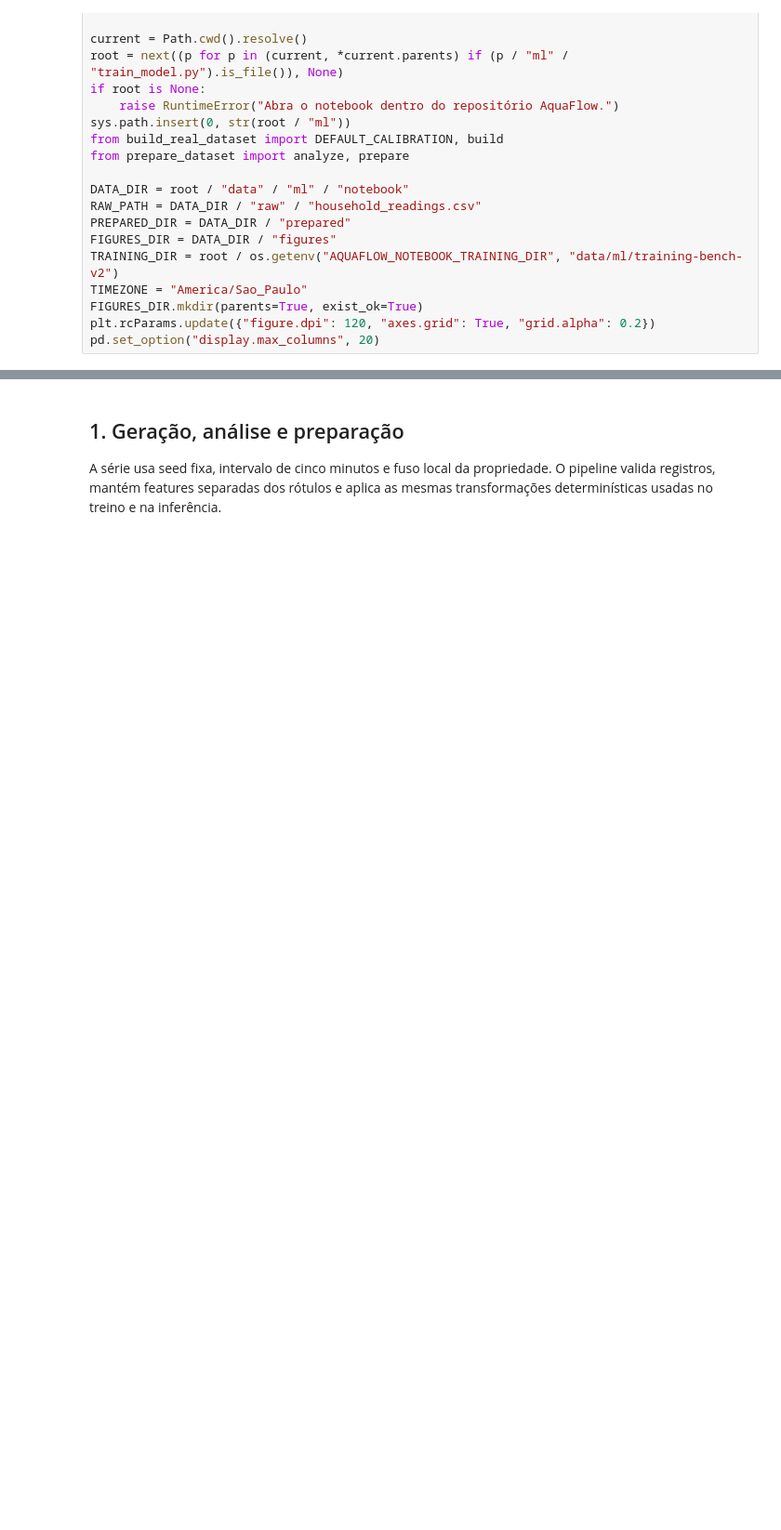
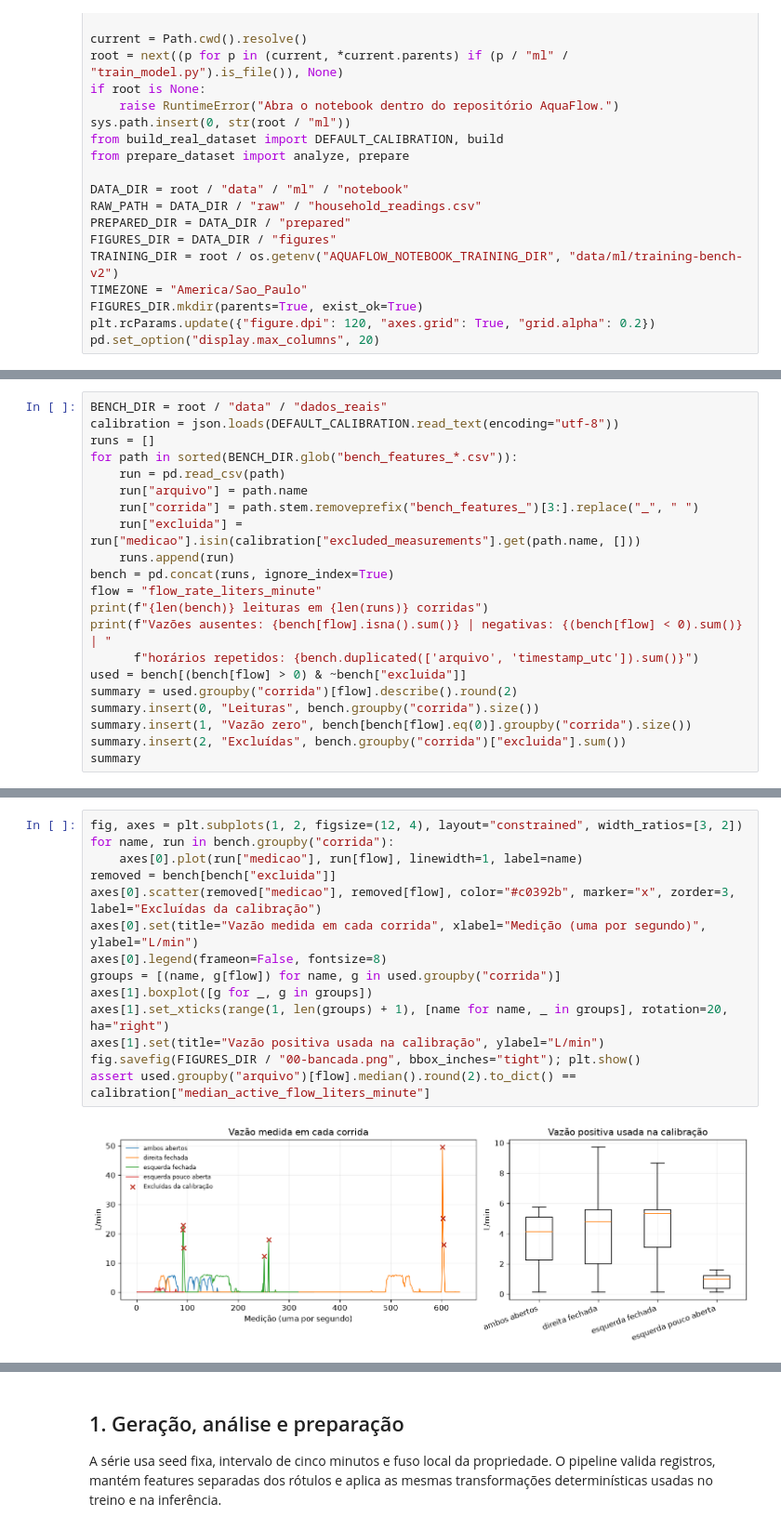
Before and after one commit to GuilhermeRangel1/aquaflow, a Jupyter notebook: ml/notebooks/01_ciclo_completo_de_ml_aquaflow.ipynb, the cells around one changed output, grey strips where cells are left out. Shown at 93% size. Drawn from its saved outputs; the diff is of its cells as text; blank space fills up the shorter version.

Commit message:
feat(ml): cobre bancada, ajuste e justificativas no notebook

```diff
--- a/ml/notebooks/01_ciclo_completo_de_ml_aquaflow.ipynb
+++ b/ml/notebooks/01_ciclo_completo_de_ml_aquaflow.ipynb
@@ -47,0 +53,21 @@ pd.set_option("display.max_columns", 20)
+# %%
+BENCH_DIR = root / "data" / "dados_reais"
+calibration = json.loads(DEFAULT_CALIBRATION.read_text(encoding="utf-8"))
+runs = []
+for path in sorted(BENCH_DIR.glob("bench_features_*.csv")):
+    run = pd.read_csv(path)
+    run["arquivo"] = path.name
+    run["corrida"] = path.stem.removeprefix("bench_features_")[3:].replace("_", " ")
+    run["excluida"] = run["medicao"].isin(calibration["excluded_measurements"].get(path.name, []))
+    runs.append(run)
+bench = pd.concat(runs, ignore_index=True)
+flow = "flow_rate_liters_minute"
+print(f"{len(bench)} leituras em {len(runs)} corridas")
+print(f"Vazões ausentes: {bench[flow].isna().sum()} | negativas: {(bench[flow] < 0).sum()} | "
+      f"horários repetidos: {bench.duplicated(['arquivo', 'timestamp_utc']).sum()}")
+used = bench[(bench[flow] > 0) & ~bench["excluida"]]
+summary = used.groupby("corrida")[flow].describe().round(2)
+summary.insert(0, "Leituras", bench.groupby("corrida").size())
+summary.insert(1, "Vazão zero", bench[bench[flow].eq(0)].groupby("corrida").size())
+summary.insert(2, "Excluídas", bench.groupby("corrida")["excluida"].sum())
+summary
@@ -47,0 +83,16 @@ pd.set_option("display.max_columns", 20)
+# %%
+fig, axes = plt.subplots(1, 2, figsize=(12, 4), layout="constrained", width_ratios=[3, 2])
+for name, run in bench.groupby("corrida"):
+    axes[0].plot(run["medicao"], run[flow], linewidth=1, label=name)
+removed = bench[bench["excluida"]]
+axes[0].scatter(removed["medicao"], removed[flow], color="#c0392b", marker="x", zorder=3, label="Excluídas da calibração")
+axes[0].set(title="Vazão medida em cada corrida", xlabel="Medição (uma por segundo)", ylabel="L/min")
+axes[0].legend(frameon=False, fontsize=8)
+groups = [(name, g[flow]) for name, g in used.groupby("corrida")]
+axes[1].boxplot([g for _, g in groups])
+axes[1].set_xticks(range(1, len(groups) + 1), [name for name, _ in groups], rotation=20, ha="right")
+axes[1].set(title="Vazão positiva usada na calibração", ylabel="L/min")
+fig.savefig(FIGURES_DIR / "00-bancada.png", bbox_inches="tight"); plt.show()
+assert used.groupby("arquivo")[flow].median().round(2).to_dict() == calibration["median_active_flow_liters_minute"]
+# %% [output]
+[figure, added]
```
Also changed, not shown: parts of 10 cells of this notebook, 1 other file.
